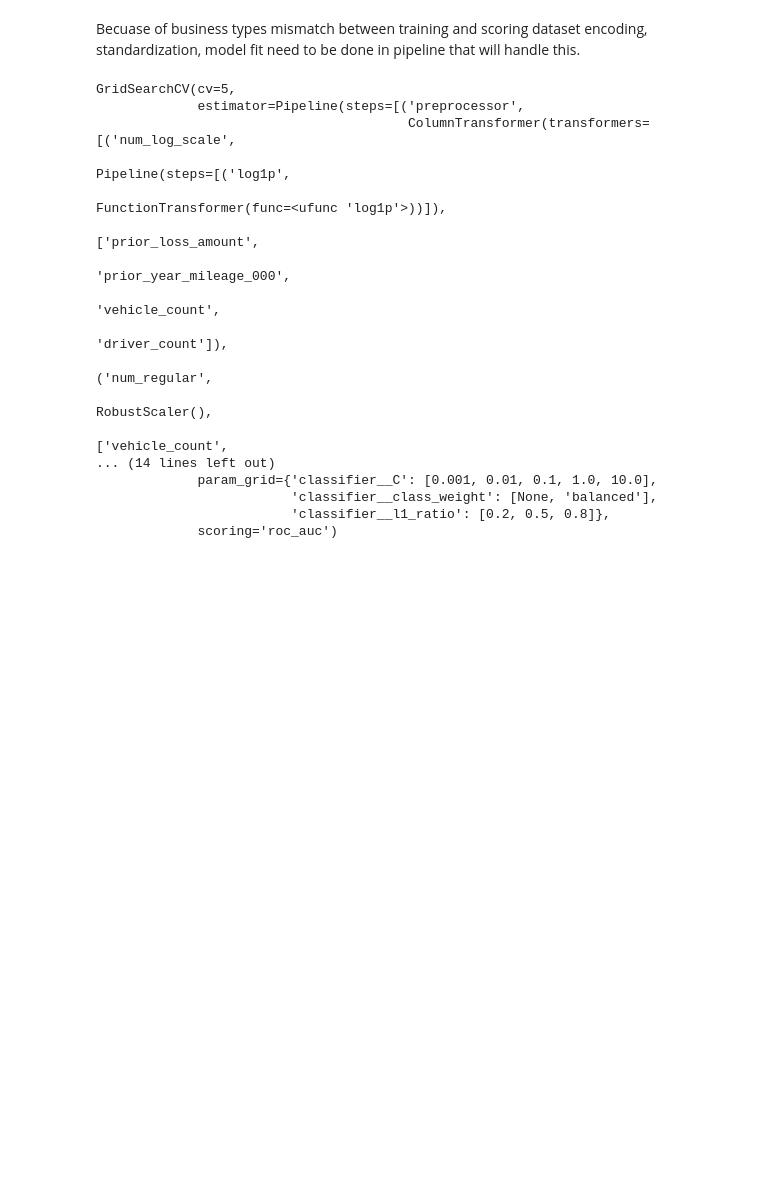
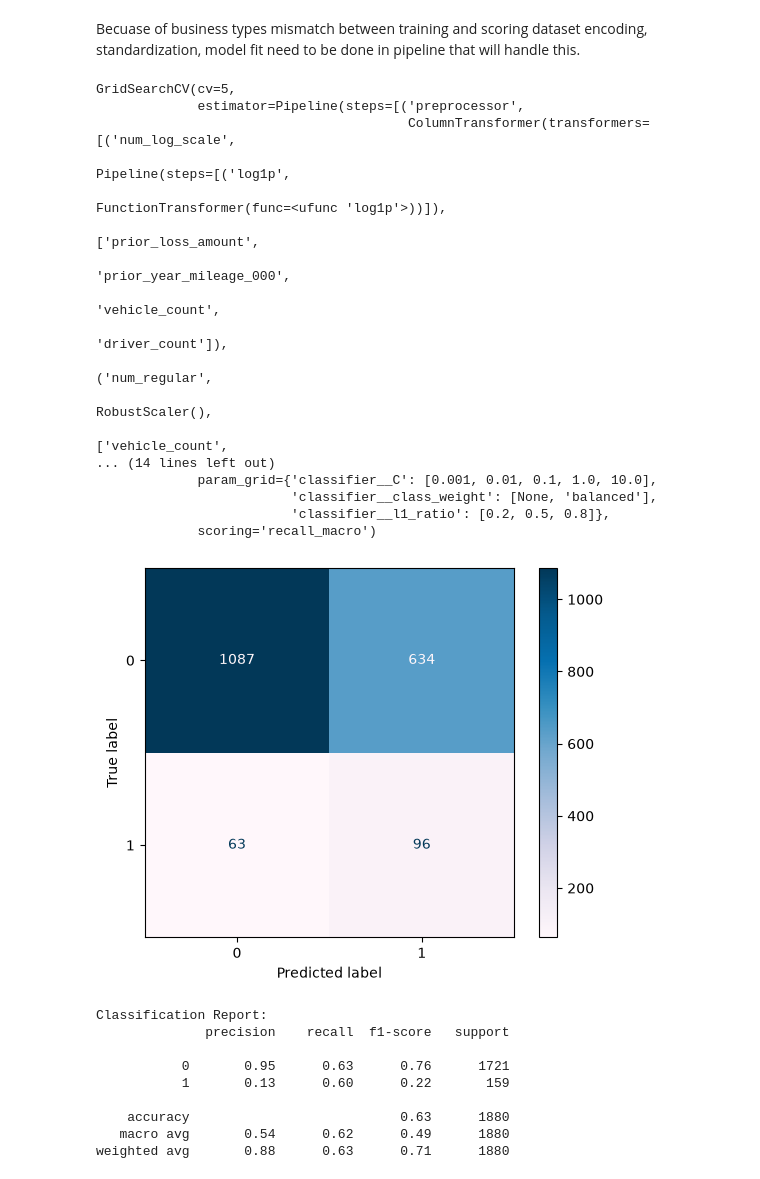
Before and after one commit to Senk-a/Case_study, a Jupyter notebook: 01_data_prep_and_training.ipynb, the cells around one changed output. Drawn from its saved outputs; the diff is of its cells as text; code cells hidden in the pictures; blank space fills up the shorter version.

```diff
--- a/01_data_prep_and_training.ipynb
+++ b/01_data_prep_and_training.ipynb
@@ -178,0 +189,6 @@ high_cardinality_cols = ['state']
+# %%
+best_model_al = build_and_tune_pipeline(
+    X_al_train, y_al_train,
+    skewed_cols_al, num_cols_al,
+    low_cardinality_cols, high_cardinality_cols
+)
@@ -183,7 +205,7 @@ skewed_transformer = Pipeline(steps=[
 
 regular_transformer = RobustScaler()
 
-preprocessor = ColumnTransformer(
+preprocessor_al = ColumnTransformer(
     transformers=[
         ('num_log_scale', skewed_transformer, skewed_cols_al),
         ('num_regular', regular_transformer, num_cols_al),
@@ -193,7 +215,7 @@ preprocessor = ColumnTransformer(
 )
 
 full_pipeline = Pipeline(steps=[
-    ('preprocessor', preprocessor),
+    ('preprocessor', preprocessor_al),
     ('classifier', LogisticRegression(max_iter=1000, solver='saga'))
 ])
 
@@ -207,11 +229,11 @@ grid_search = GridSearchCV(
     estimator=full_pipeline,
     param_grid=param_grid,
     cv=5,
-    scoring='roc_auc',
+    scoring='recall_macro',
     n_jobs=-1
 )
 
-grid_search.fit(X_al_train, y_al_train)
+grid_search.fit(X_al_train, y_al_train.values.ravel())
 # %% [output]
 GridSearchCV(cv=5,
              estimator=Pipeline(steps=[('preprocessor',
@@ -229,4 +251,29 @@ GridSearchCV(cv=5,
              param_grid={'classifier__C': [0.001, 0.01, 0.1, 1.0, 10.0],
                          'classifier__class_weight': [None, 'balanced'],
                          'classifier__l1_ratio': [0.2, 0.5, 0.8]},
-             scoring='roc_auc')
+             scoring='recall_macro')
+# %%
+# Predict on the test set using the best model
+y_pred_al = best_model_al.predict(X_al_test)
+y_pred_apd = best_model_apd.predict(X_apd_test)
+# %%
+# Display confusion matrix and classification report for AL coverage
+cm_al = confusion_matrix(y_al_test, y_pred_al)
+cr_al = classification_report(y_al_test, y_pred_al)
+
+disp_al = ConfusionMatrixDisplay(confusion_matrix=cm_al, display_labels=['0', '1'])
+disp_al.plot(cmap="PuBu")
+plt.show()
+print("\nClassification Report:")
+print(cr_al)
+# %% [output]
+[figure, added]
+Classification Report:
+              precision    recall  f1-score   support
+
+           0       0.95      0.63      0.76      1721
+           1       0.13      0.60      0.22       159
+
+    accuracy                           0.63      1880
+   macro avg       0.54      0.62      0.49      1880
+weighted avg       0.88      0.63      0.71      1880
```
Also changed, not shown: parts of 7 cells of this notebook.
